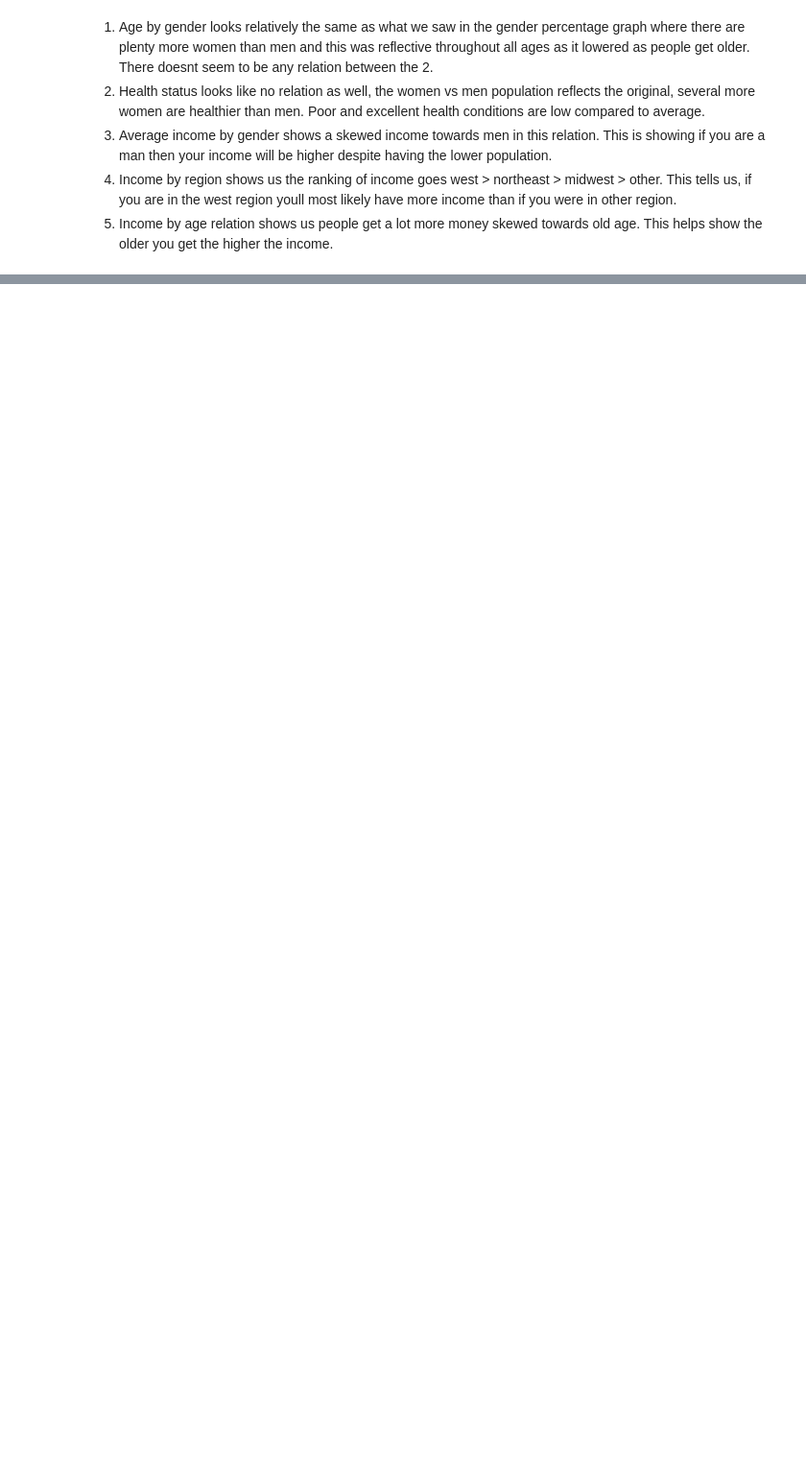
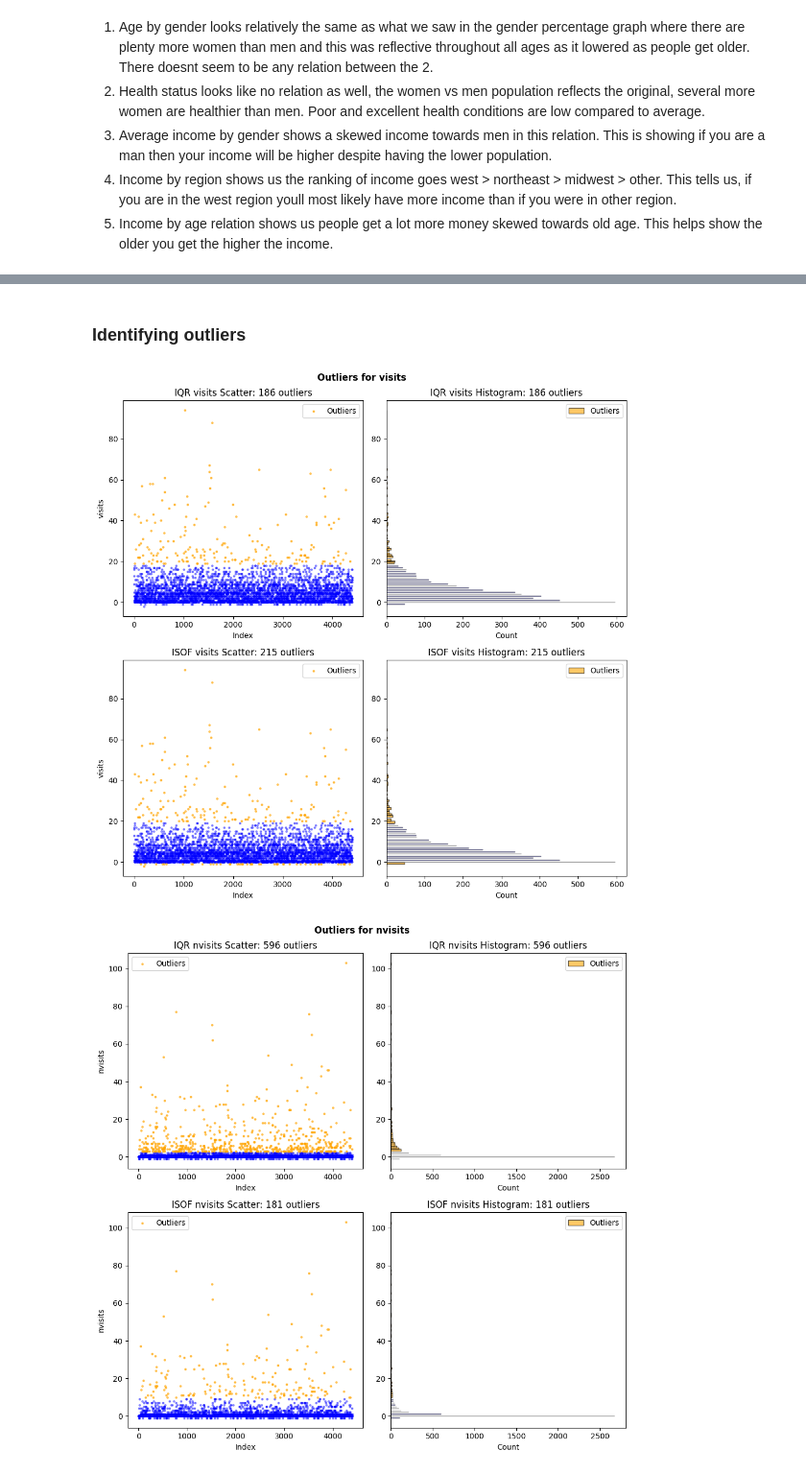
Before and after one commit to gentralg-Gitcoding/fullstack-projects, a Jupyter notebook: capstoneProject/capstoneProject.ipynb, the cells around one changed output, grey strips where cells are left out. Shown at 96% size. Drawn from its saved outputs; the diff is of its cells as text; code cells hidden in the pictures; blank space fills up the shorter version.

```diff
--- a/capstoneProject/capstoneProject.ipynb
+++ b/capstoneProject/capstoneProject.ipynb
@@ -903,0 +1099,64 @@ plt.show()
+# %% [markdown]
+### Identifying outliers
+# %%
+#Plotting Outlier detection graphs for a visual of what we are working with
+for feature in numerical_features:
+
+    fig, axes = plt.subplots(2, 2, figsize=(10, 10))
+
+    #Quartile outlier detection
+    Q1 = session_4_dirty_df[feature].quantile(0.25)
+    Q3 = session_4_dirty_df[feature].quantile(0.75)
+    IQR = Q3 - Q1
+
+    lower_bound = Q1 - 1.5 * IQR
+    upper_bound = Q3 + 1.5 * IQR
+
+    iqr_outliers = (session_4_dirty_df[feature] < lower_bound) | (session_4_dirty_df[feature] > upper_bound)
+
+    #Scatter of IQR outliers
+    axes[0,0].scatter(session_4_dirty_df.index[~iqr_outliers], session_4_dirty_df.loc[~iqr_outliers, feature], color='blue', alpha=0.4, s=5, label='_Inner Quartile')
+    axes[0,0].scatter(session_4_dirty_df.index[iqr_outliers], session_4_dirty_df.loc[iqr_outliers, feature], color='orange', alpha=0.6, s=5, label='Outliers')
+    axes[0,0].set_title(f'IQR {feature} Scatter: {iqr_outliers.sum()} outliers')
+    axes[0,0].set_xlabel('Index')
+    axes[0,0].set_ylabel(f'{feature}')
+    axes[0,0].legend()
+
+    #Hist of IQR outliers
+    axes[0,1].hist(session_4_dirty_df.loc[~iqr_outliers, feature], bins=100, color='blue', edgecolor='black', alpha=0.4, orientation='horizontal', label='_Inner Quartile')
+    axes[0,1].hist(session_4_dirty_df.loc[iqr_outliers, feature], bins=100, color='orange', edgecolor='black', alpha=0.6, orientation='horizontal', label='Outliers')
+    axes[0,1].set_title(f'IQR {feature} Histogram: {iqr_outliers.sum()} outliers')
+    axes[0,1].set_xlabel('Count')
+    axes[0,1].legend()
+
+
+    #Isolation Forest outlier detection
+    ISOF = session_4_dirty_df[[feature]].values
+
+    iso_forest = IsolationForest(contamination=0.05, random_state=42)
+    predictions = iso_forest.fit_predict(ISOF)
+
+    isof_outliers = predictions == -1
+
+    #Scatter of LOF outliers
+    axes[1,0].scatter(session_4_dirty_df.index[~isof_outliers], session_4_dirty_df.loc[~isof_outliers, feature], color='blue', alpha=0.4, s=5, label='_Inner Quartile')
+    axes[1,0].scatter(session_4_dirty_df.index[isof_outliers], session_4_dirty_df.loc[isof_outliers, feature], color='orange', alpha=0.6, s=5, label='Outliers')
+    axes[1,0].set_title(f'ISOF {feature} Scatter: {isof_outliers.sum()} outliers')
+    axes[1,0].set_xlabel('Index')
+    axes[1,0].set_ylabel(f'{feature}')
+    axes[1,0].legend()
+
+    #Hist of LOF outliers
+    axes[1,1].hist(session_4_dirty_df.loc[~isof_outliers, feature], bins=100, color='blue', edgecolor='black', alpha=0.4, orientation='horizontal', label='_Inner Quartile')
+    axes[1,1].hist(session_4_dirty_df.loc[isof_outliers, feature], bins=100, color='orange', edgecolor='black', alpha=0.6, orientation='horizontal', label='Outliers')
+    axes[1,1].set_title(f'ISOF {feature} Histogram: {isof_outliers.sum()} outliers')
+    axes[1,1].set_xlabel('Count')
+    axes[1,1].legend()
+
+
+    plt.suptitle(f'Outliers for {feature}', fontweight='bold')
+    plt.tight_layout()
+    plt.show()
+# %% [output]
+[figure, added]
+[figure, added]
```
Also changed, not shown: parts of 66 cells of this notebook, 3 other files.
